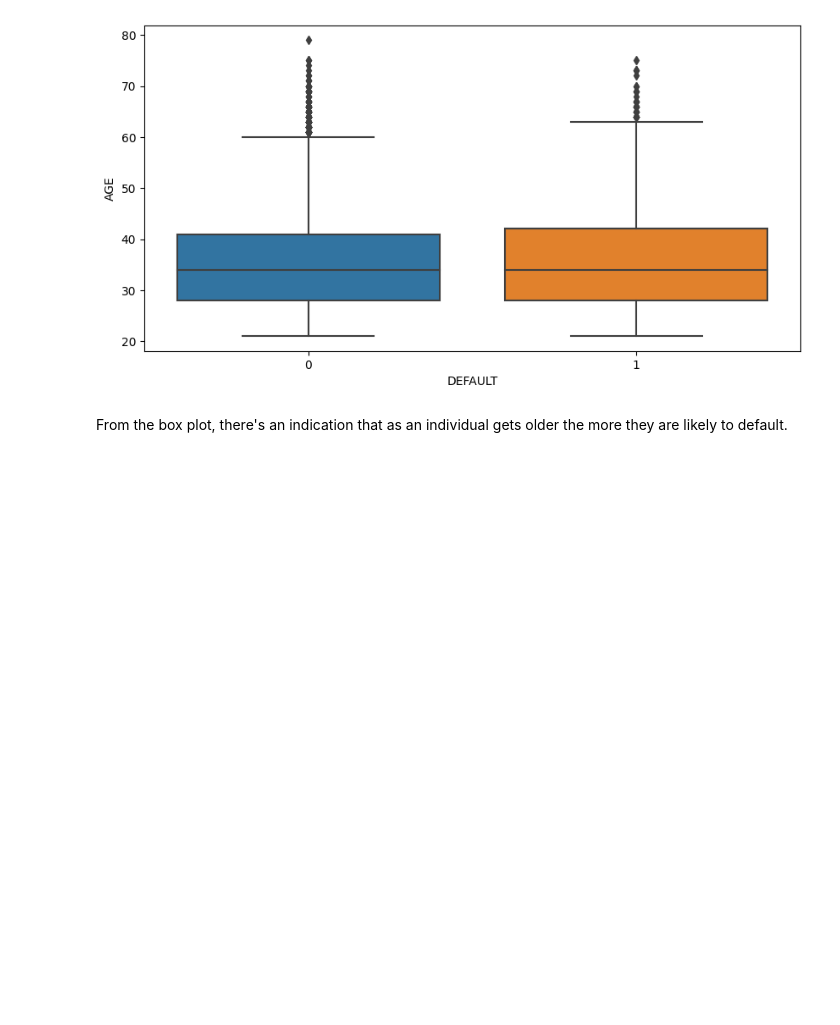
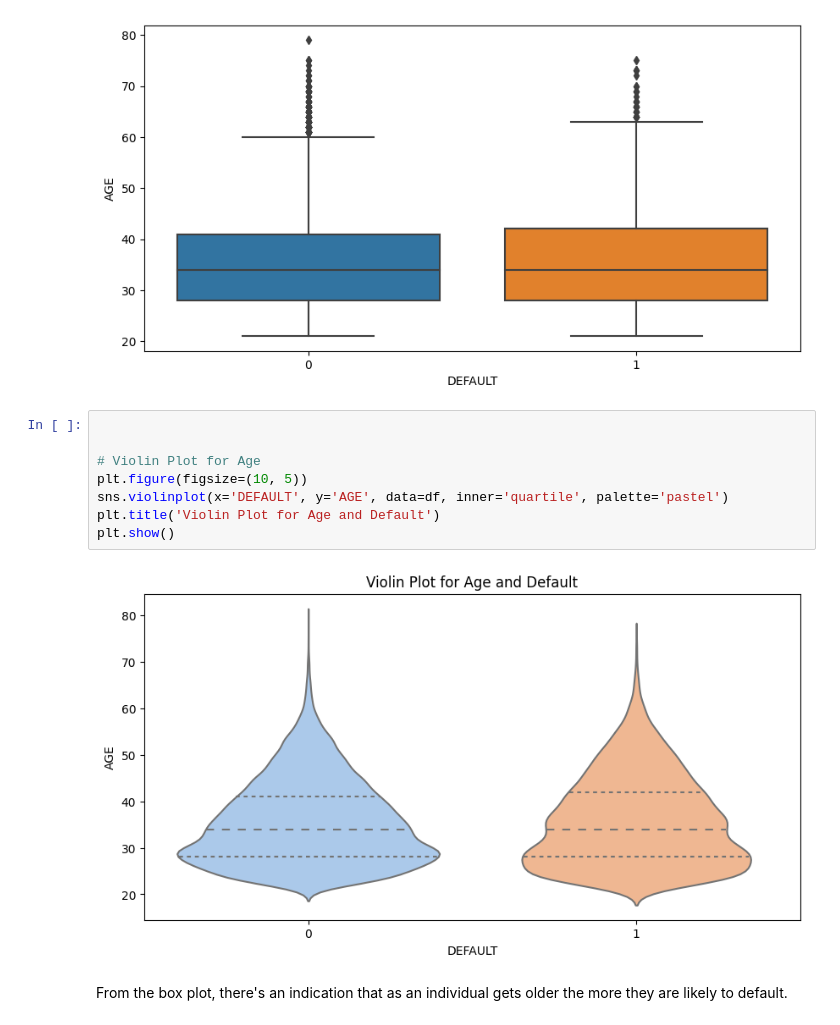
Before and after one commit to emmanuelkipngetich/Predicting-Credit-Default-with-Decision-Trees-XGBoost-and-Streamlit-GUI., a Jupyter notebook: Notebooks/Taiwan.ipynb, the cells around one changed output. Saved outputs shown, nothing was run; the diff lists cells and outputs as text; blank space fills up the shorter version.

```diff
--- a/Notebooks/Taiwan.ipynb
+++ b/Notebooks/Taiwan.ipynb
@@ -339,6 +345,16 @@ sns.boxplot(x='DEFAULT', y='AGE', data=df)
 # %% [output]
 <Axes: xlabel='DEFAULT', ylabel='AGE'>
 [figure]
+# %%
+
+
+# Violin Plot for Age
+plt.figure(figsize=(10, 5))
+sns.violinplot(x='DEFAULT', y='AGE', data=df, inner='quartile', palette='pastel')
+plt.title('Violin Plot for Age and Default')
+plt.show()
+# %% [output]
+[figure, added]
 # %% [markdown]
 From the box plot, there's an indication that as an individual gets older the more they are likely to default.
 # %% [markdown]
```
Also changed, not shown: parts of 4 cells of this notebook.
